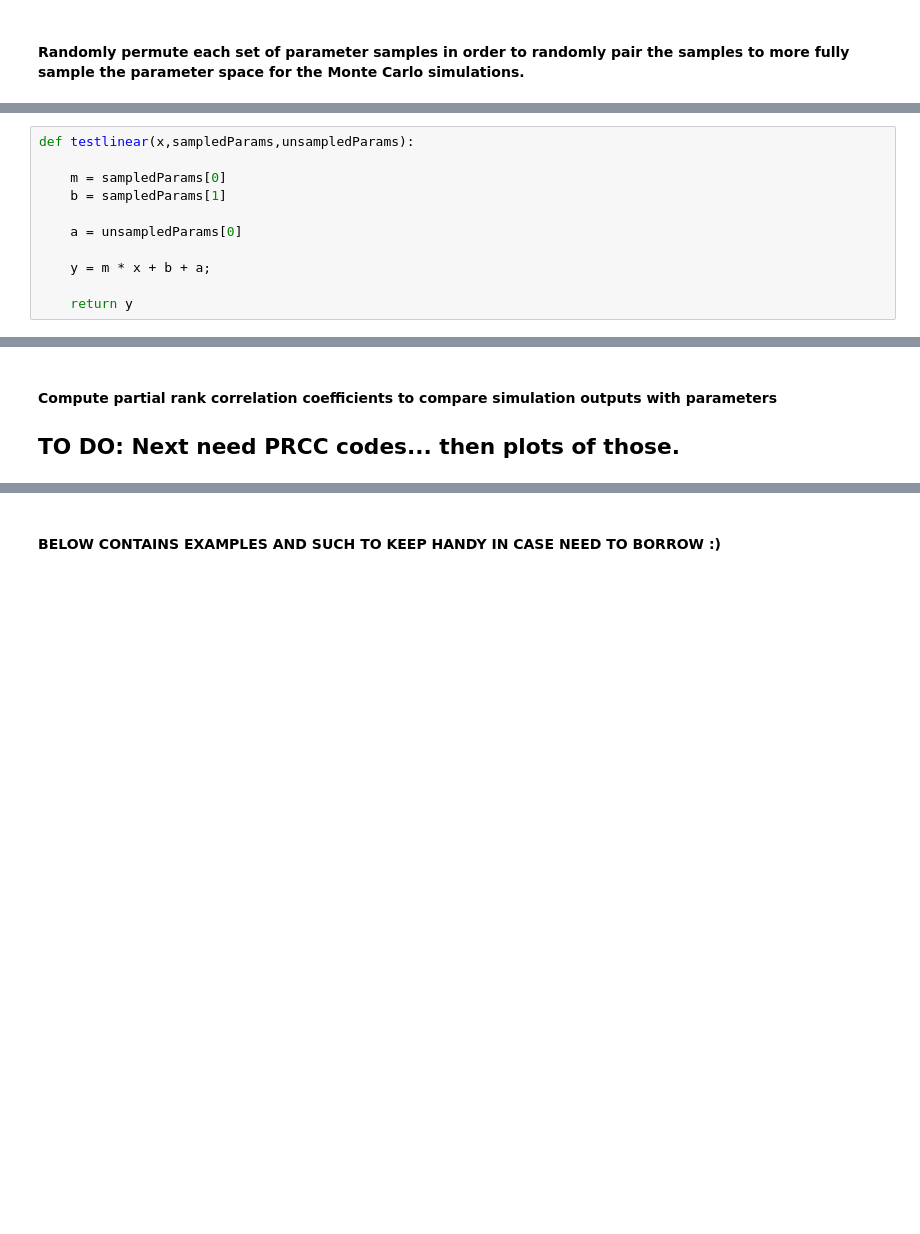
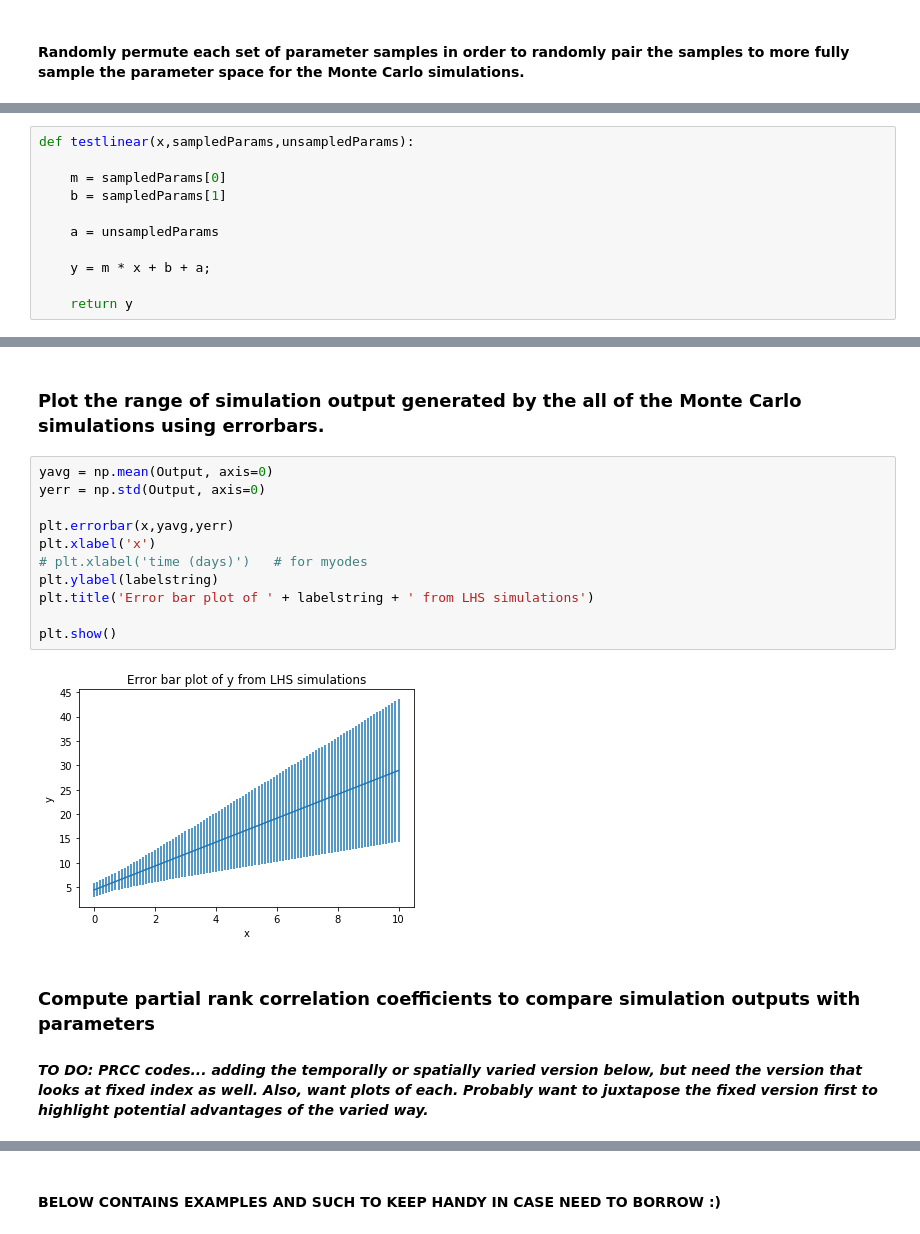
Before and after one commit to scmassey/model-sensitivity-analysis, a Jupyter notebook: LHS_PRCC.ipynb, the cells around one changed output, grey strips where cells are left out. Cells and saved outputs as stored; diff of their text form; blank space fills up the shorter version.

```diff
--- a/LHS_PRCC.ipynb
+++ b/LHS_PRCC.ipynb
@@ -289,7 +246,7 @@ def testlinear(x,sampledParams,unsampledParams):
     m = sampledParams[0]
     b = sampledParams[1]
 
-    a = unsampledParams[0]
+    a = unsampledParams
 
     y = m * x + b + a;
 
@@ -352,3 +327,18 @@ def testlinear(x,sampledParams,unsampledParams):
+# %% [markdown]
+### Plot the range of simulation output generated by the all of the Monte Carlo simulations using errorbars.
+# %%
+yavg = np.mean(Output, axis=0)
+yerr = np.std(Output, axis=0)
+
+plt.errorbar(x,yavg,yerr)
+plt.xlabel('x')
+# plt.xlabel('time (days)')   # for myodes
+plt.ylabel(labelstring)
+plt.title('Error bar plot of ' + labelstring + ' from LHS simulations')
+
+plt.show()
+# %% [output]
+[figure, added]
 # %% [markdown]
-#### Compute partial rank correlation coefficients to compare simulation outputs with parameters
-## TO DO: Next need PRCC codes... then plots of those.
+### Compute partial rank correlation coefficients to compare simulation outputs with parameters
+#### *TO DO: PRCC codes... adding the temporally or spatially varied version below, but need the version that looks at fixed index as well. Also, want  plots of each. Probably want to juxtapose the fixed version first to highlight potential advantages of the varied way.*
```
Also changed, not shown: parts of 23 cells of this notebook.
